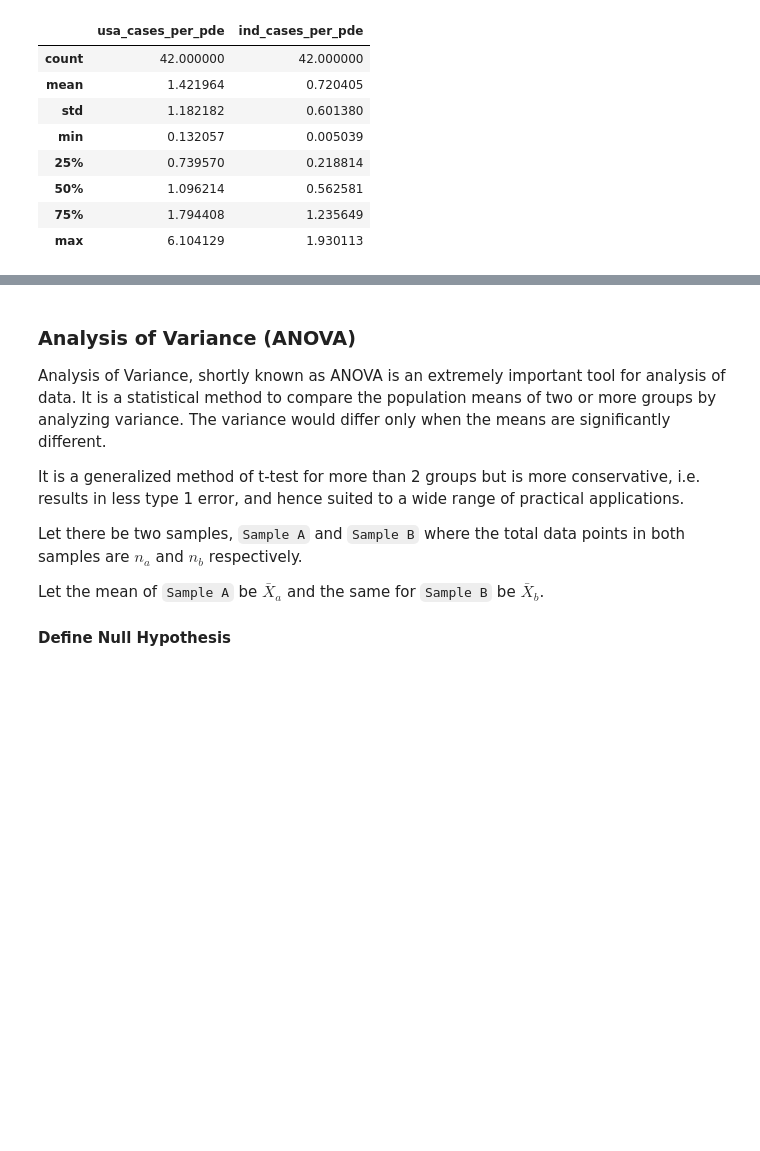
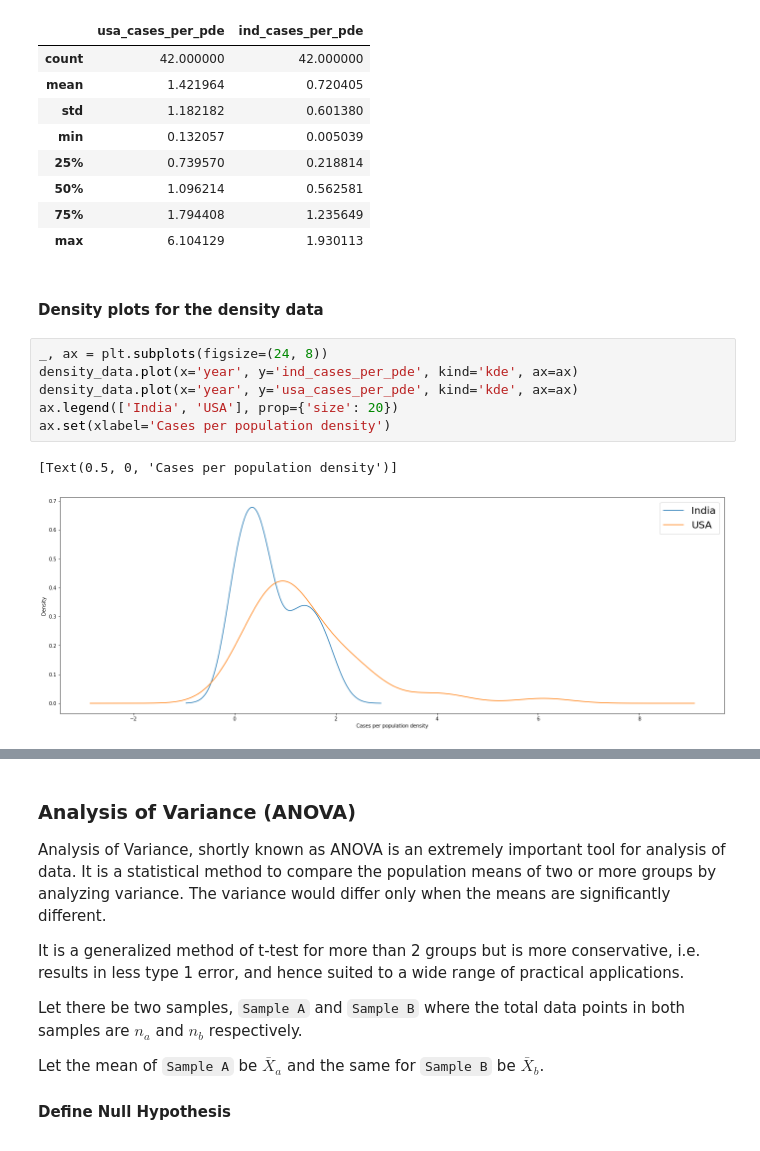
Before and after one commit to kidrahahjo/Global-Terrorism, a Jupyter notebook: Analysis/Hypothesis 1.ipynb, the cells around one changed output, grey strips where cells are left out. Drawn from its saved outputs; the diff is of its cells as text; blank space fills up the shorter version.

Commit message:
Add density plot for better visualization

```diff
--- a/Analysis/Hypothesis 1.ipynb
+++ b/Analysis/Hypothesis 1.ipynb
@@ -142,3 +142,14 @@ density_data.drop(['year'], axis=1).describe()
 | 50% | 1.096214 | 0.562581 |
 | 75% | 1.794408 | 1.235649 |
 | max | 6.104129 | 1.930113 |
+# %% [markdown]
+#### Density plots for the density data
+# %%
+_, ax = plt.subplots(figsize=(24, 8))
+density_data.plot(x='year', y='ind_cases_per_pde', kind='kde', ax=ax)
+density_data.plot(x='year', y='usa_cases_per_pde', kind='kde', ax=ax)
+ax.legend(['India', 'USA'], prop={'size': 20})
+ax.set(xlabel='Cases per population density')
+# %% [output]
+[Text(0.5, 0, 'Cases per population density')]
+[figure, added]
```
Also changed, not shown: parts of 5 cells of this notebook.
